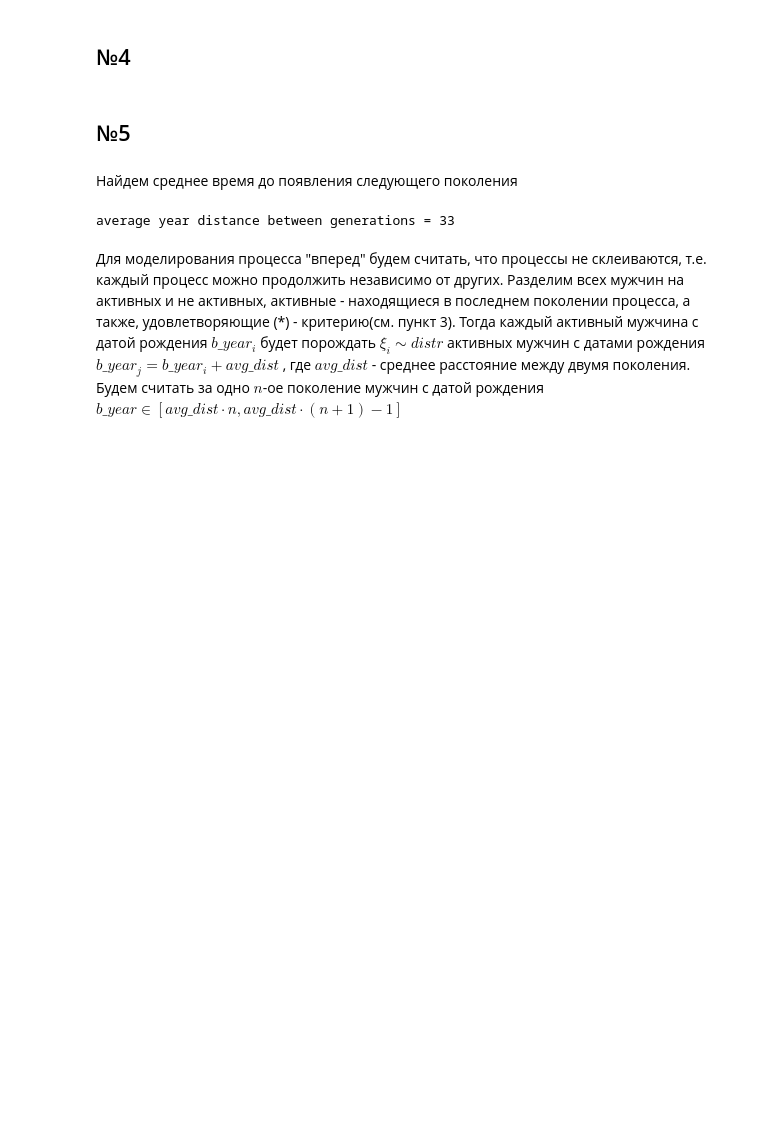
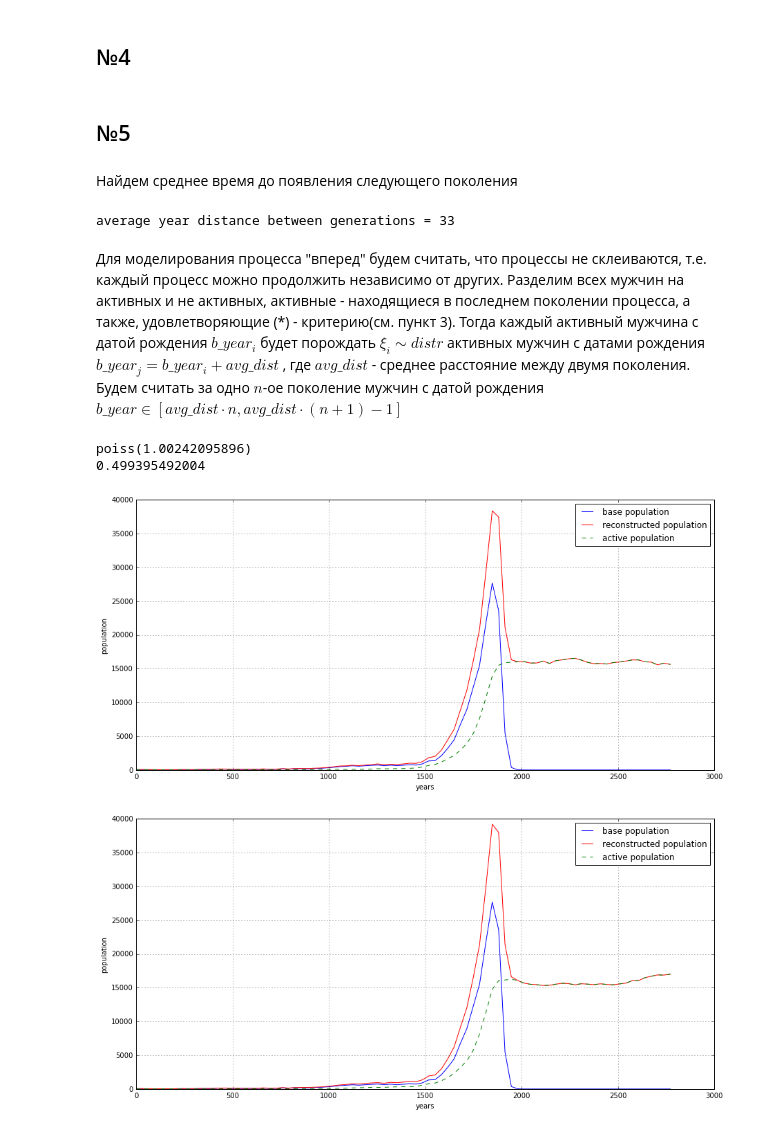
Before and after one commit to ale3otik/MIPT-2016-Stochastic-process, a Jupyter notebook: task1/t1_Zotov_Alexey_497.ipynb, the cells around one changed output. Drawn from its saved outputs; the diff is of its cells as text; code cells hidden in the pictures; blank space fills up the shorter version.

```diff
--- a/task1/t1_Zotov_Alexey_497.ipynb
+++ b/task1/t1_Zotov_Alexey_497.ipynb
@@ -328,7 +333,7 @@ average year distance between generations = 33
 Для моделирования процесса "вперед" будем считать, что процессы не склеиваются, т.е. каждый процесс можно продолжить независимо от других. Разделим всех мужчин на активных и не активных, активные - находящиеся в последнем поколении процесса, а также, удовлетворяющие (*) - критерию(см. пункт 3). Тогда каждый активный мужчина с датой рождения $b\_year_i$ будет порождать $\xi_i \sim distr$ активных мужчин c датами рождения $b\_year_j = b\_year_i + avg\_dist$ , где $avg\_dist$ - среднее расстояние между двумя поколения. Будем считать за одно $n$-ое поколение  мужчин с датой рождения $b\_year \in [avg\_dist \cdot n,avg\_dist \cdot (n+1) - 1]$
 # %%
 first = 0
-last = 80000
+last = 2800
 step = avg_gen_distance
 def calc_forward_all(distr, param):
     active = np.zeros((last+1)//step + 1)
@@ -363,8 +368,16 @@ def calc_forward_all(distr, param):
     plt.show()
 # %%
 distr = [lambda lmb,sz : sps.poisson.rvs(lmb, size=sz),
-         lambda p,sz : sps.geom.rvs(p,size=sz) , discrete_ppf_all]
+         lambda p,sz : np.array(sps.geom.rvs(p,size=sz))-1 ,
+         lambda p,sz: empirical_distr_all.rvs(size=sz)]
 names = ['poiss', 'geom' , 'discrete']
 print('poiss(' + str(pois_lmb_all) + ')')
-calc_forward_all(distr[0], pois_lmb_all)
-# calc_forward_all(distr[1], p_geom)
+# calc_forward_all(distr[0], pois_lmb_all)
+print(p_geom_all)
+calc_forward_all(distr[1], p_geom_all)
+calc_forward_all(distr[2], 0)
+# %% [output]
+poiss(1.00242095896)
+0.499395492004
+[figure, added]
+[figure, added]
```
Also changed, not shown: parts of 4 cells of this notebook.
